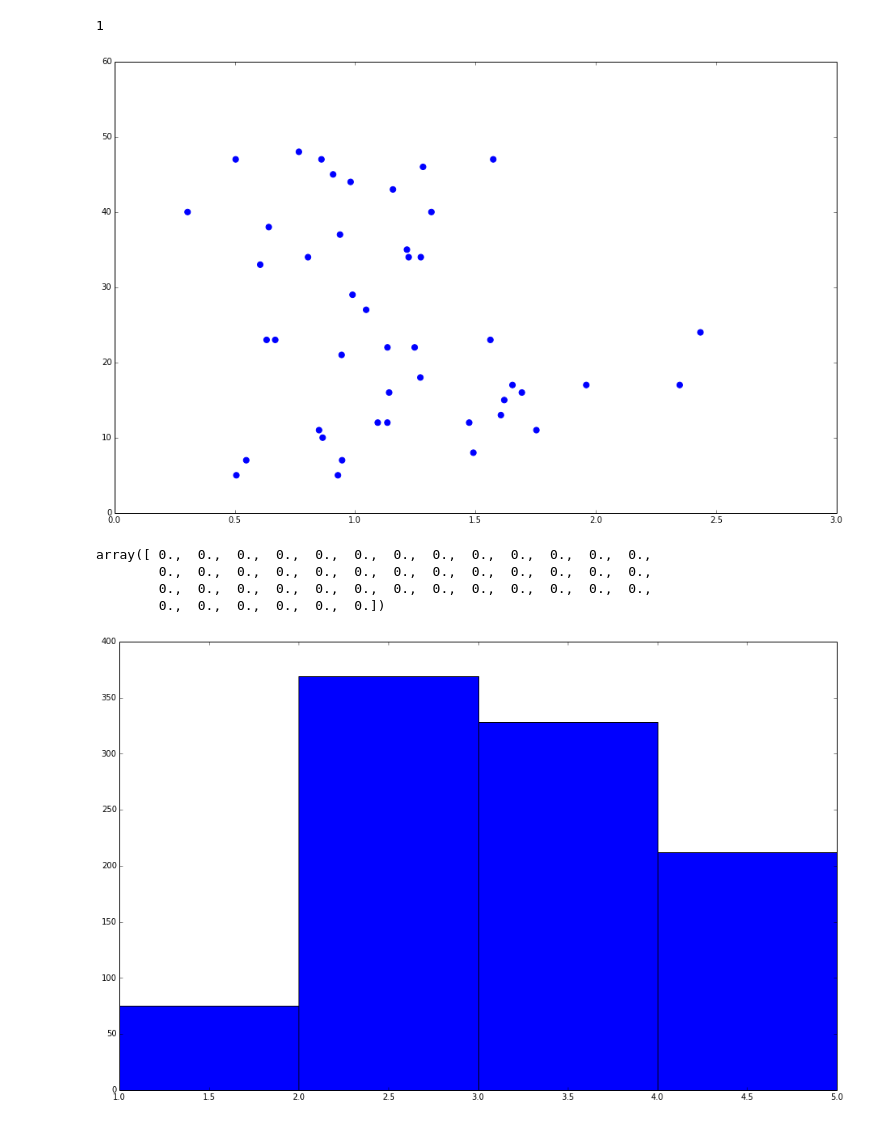
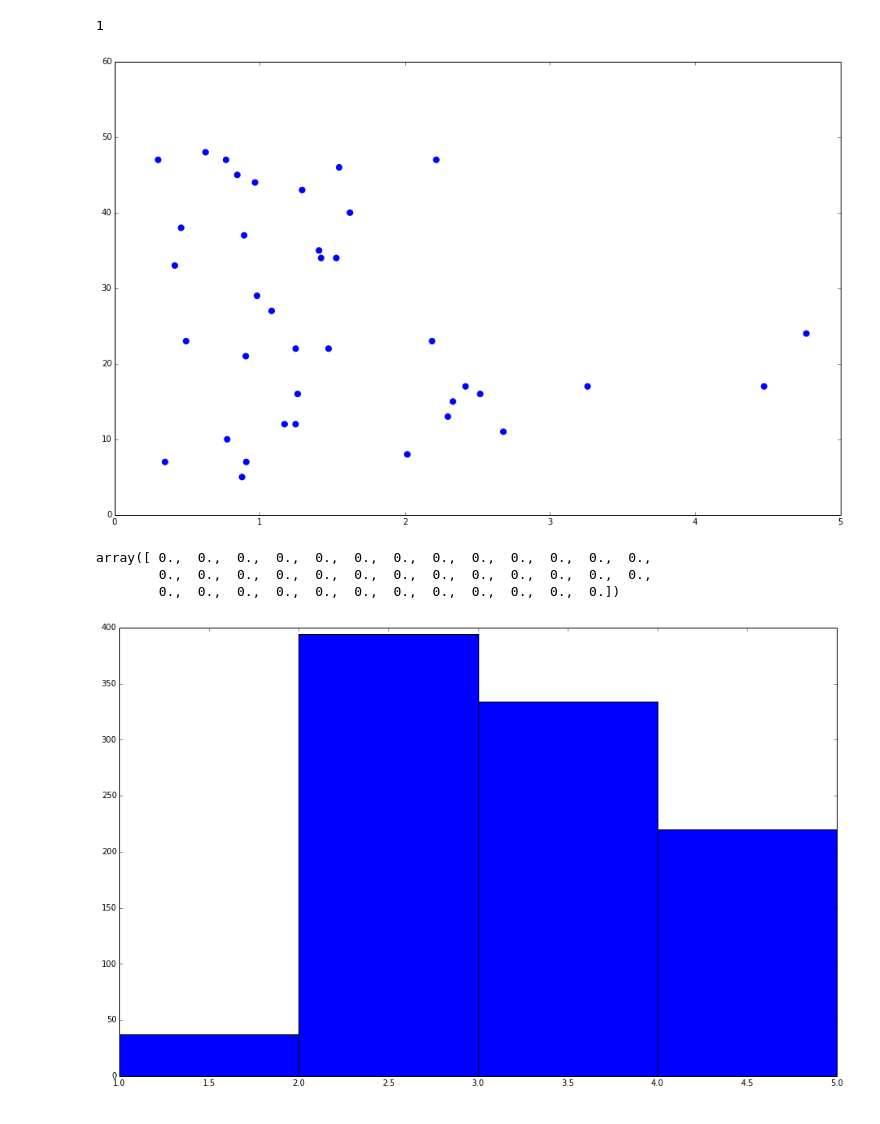
Before and after one commit to ap728/ppl-hormones, a Jupyter notebook: src/main.ipynb, the cells around one changed output. Drawn from its saved outputs; the diff is of its cells as text; code cells hidden in the pictures.

```diff
--- a/src/main.ipynb
+++ b/src/main.ipynb
@@ -79,7 +79,7 @@ Y = np.concatenate((Y_1, Y_2, Y_3))
 # Read in CSV data
 
 mydata = pd.read_csv("for_python.csv", header=0) #python starts counting at zero
-X = mydata['mynewdata.lambdaFAI']
+X = mydata['mynewdata.FAI']
 Y = mydata['mynewdata.AQ']
 # %%
 # Observe data
@@ -141,14 +141,13 @@ for (cluster_index, x, y) in zip(cluster_memberships, X, Y):
 
 # plt.show()
 # %% [output]
-[figure, old version]
+[figure, new version]
 # %%
 cluster_memberships
 # %% [output]
 array([ 0.,  0.,  0.,  0.,  0.,  0.,  0.,  0.,  0.,  0.,  0.,  0.,  0.,
         0.,  0.,  0.,  0.,  0.,  0.,  0.,  0.,  0.,  0.,  0.,  0.,  0.,
-        0.,  0.,  0.,  0.,  0.,  0.,  0.,  0.,  0.,  0.,  0.,  0.,  0.,
-        0.,  0.,  0.,  0.,  0.,  0.])
+        0.,  0.,  0.,  0.,  0.,  0.,  0.,  0.,  0.,  0.,  0.,  0.])
 # %%
 # # Sample in a loop to get distribution
 
@@ -183,27 +182,27 @@ array([ 0.,  0.,  0.,  0.,  0.,  0.,  0.,  0.,  0.,  0.,  0.,  0.,  0.,
 # %%
 # Sample the parameters and draw a picture
 
 samples = list()
 
 for _ in range(1000):
 
-    v.infer(10000)
+    v.infer(1000)
 
     cluster_memberships = v.sample('(list ' + ' '.join('(cluster_membership %d)' % index
                                                        for index in range(len(X))) + ')')
     cluster_numbers = np.unique(cluster_memberships)
 
     samples.append(len(cluster_numbers))
 
 
 fig, ax = plt.subplots(figsize=(16, 10))
 plt.clf()
 
 plt.hist(samples, bins=[0,1,2,3,4,5]) # Pyplot does dumb things with bins when left alone.
 
 plt.show()
 # %% [output]
-[figure, old version]
+[figure, new version]
 # %%
 # ggplot
 # Relies on list of samples generated from for loop above
```
Also changed, not shown: parts of 8 cells of this notebook.
